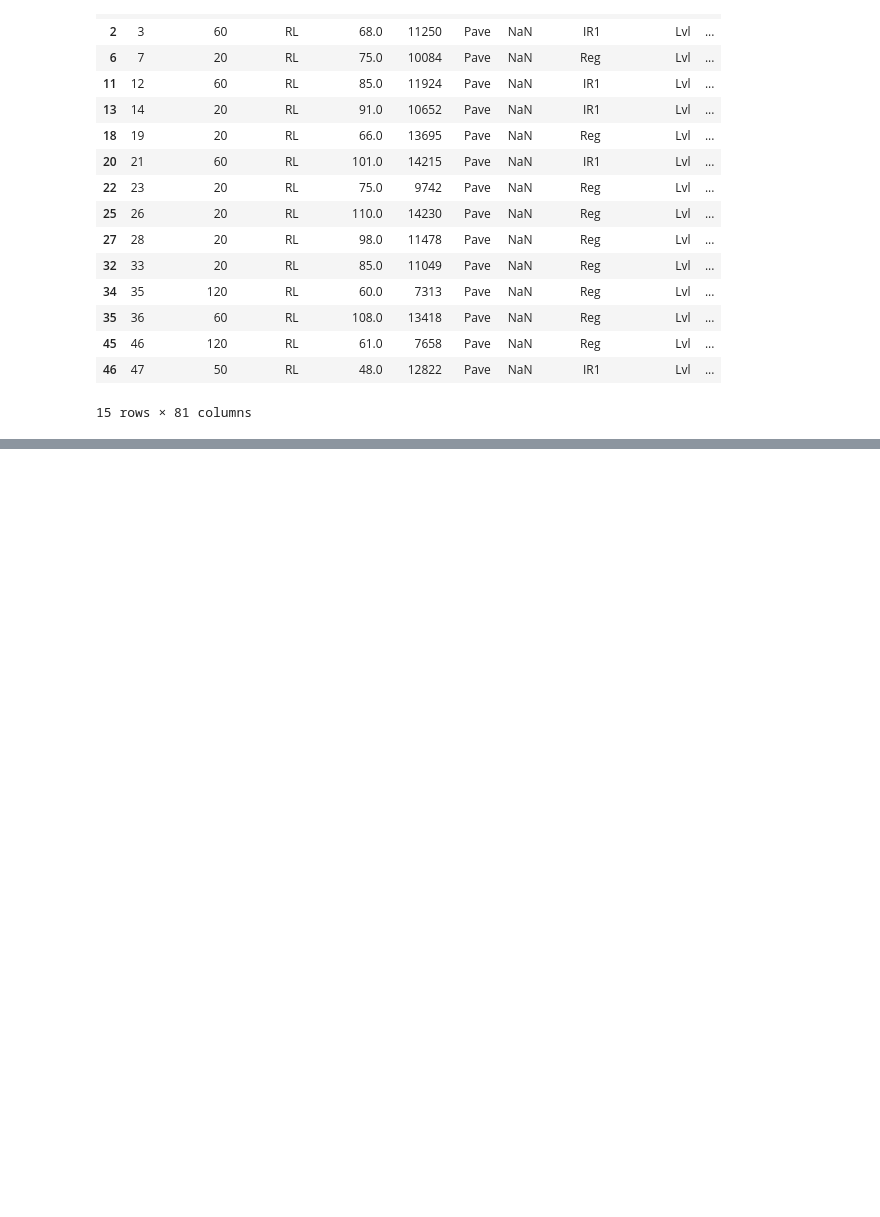
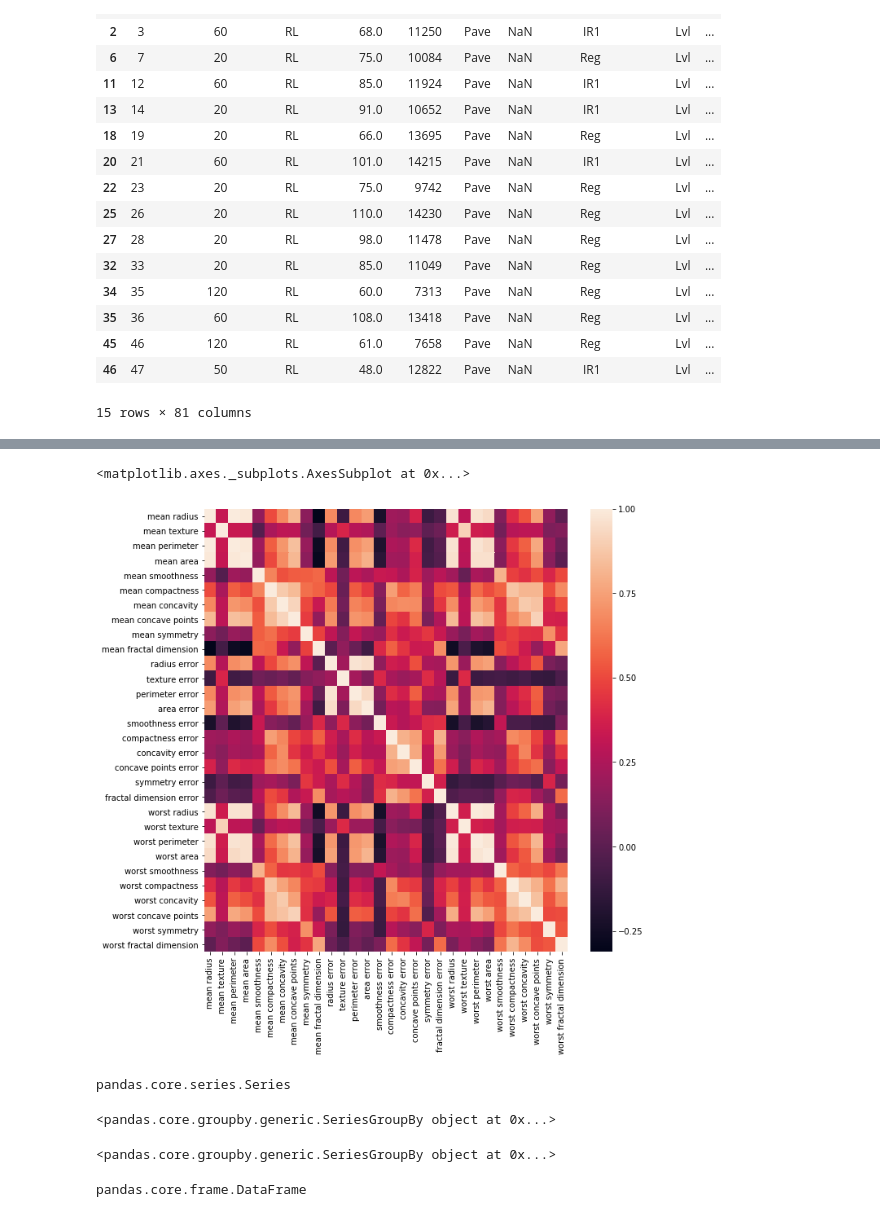
Before and after one commit to anjali88/Basic-ML-, a Jupyter notebook: Pushpanjali_banik_Pandas.ipynb, the cells around one changed output, grey strips where cells are left out. Drawn from its saved outputs; the diff is of its cells as text; code cells hidden in the pictures; blank space fills up the shorter version.

```diff
--- a/Pushpanjali_banik_Pandas.ipynb
+++ b/Pushpanjali_banik_Pandas.ipynb
@@ -535,0 +787,49 @@ kaggle[(kaggle['YearBuilt']>2000) & (kaggle['YrSold']>2000)][0:15]
+# %%
+# convert the above to a heatmap
+#use seaborn visualization library
+import matplotlib.pyplot as plt
+import seaborn as sns
+
+#get the correlation
+corr = df_eg.corr()
+
+# return the heatmap
+plt.figure(figsize=(10,10))
+sns.heatmap(corr,
+            xticklabels=corr.columns.values,
+            yticklabels=corr.columns.values)
+# %% [output]
+<matplotlib.axes._subplots.AxesSubplot at 0x...>
+[figure, added]
+# %%
+# Excerise 3.2 - GROUPBY - groupby interface enables to slice, dice, and summarize datasets in a natural way.
+# (Data)-Split-Apply-Combine Step by Step
+
+# get data and split it by a key step by step
+group = kaggle['Fence']
+
+#see that this just returns a pandas series
+type(group)
+# %% [output]
+pandas.core.series.Series
+# %%
+#apply the split, using the key, which will order the data
+grouped = group.groupby(kaggle['LotArea'])
+
+#running this now returns the groupby object - we don't actually get a result until we apply a function and combine it
+grouped
+# %% [output]
+<pandas.core.groupby.generic.SeriesGroupBy object at 0x...>
+# %%
+group = kaggle['SalePrice']
+type(group)
+grouped = group.groupby(kaggle['OverallQual'])
+grouped
+# %% [output]
+<pandas.core.groupby.generic.SeriesGroupBy object at 0x...>
+# %%
+#Get Data and Return Panda Dataframe
+group = kaggle[['SalePrice']]
+type(group)
+# %% [output]
+pandas.core.frame.DataFrame
```
Also changed, not shown: parts of 20 cells of this notebook.
